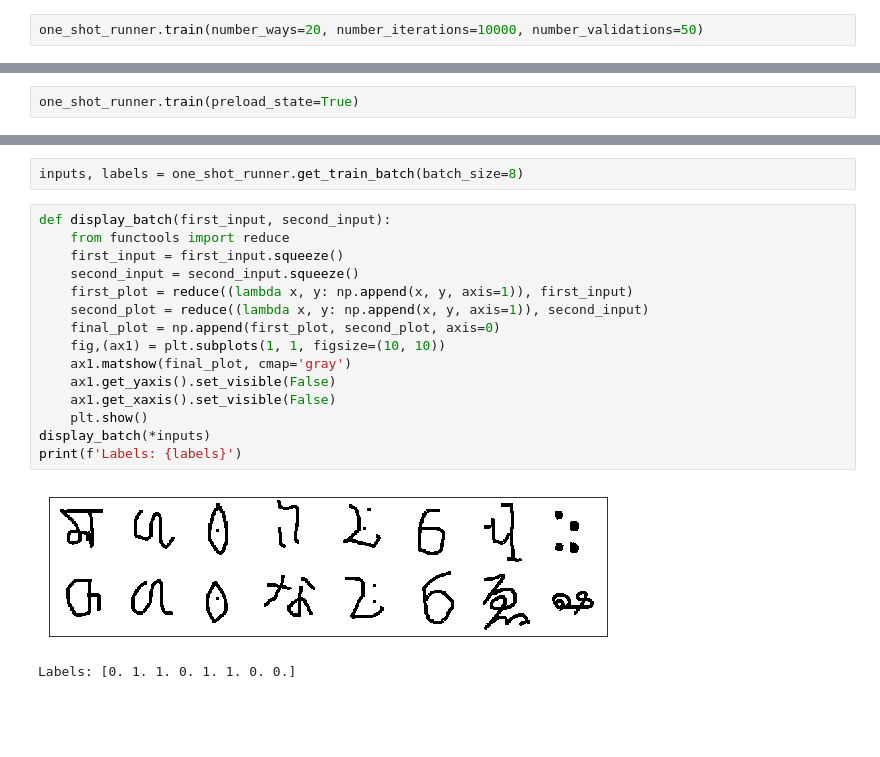
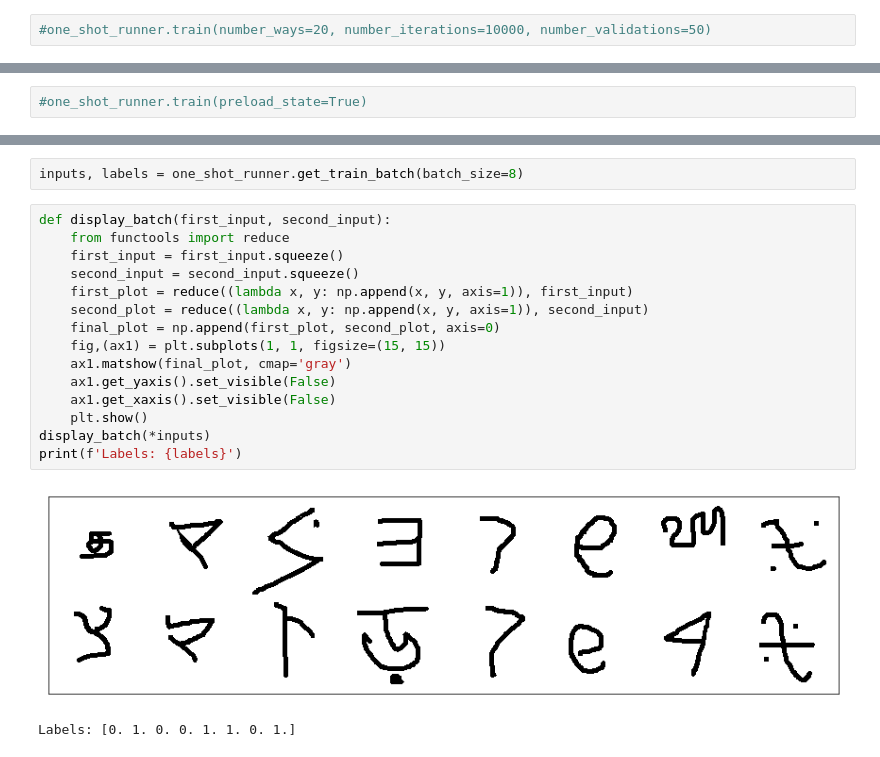
Before and after one commit to boodland/One-Shot-Learning, a Jupyter notebook: experiment.ipynb, the cells around one changed output, grey strips where cells are left out. Cells and saved outputs as stored; diff of their text form; blank space fills up the shorter version.

```diff
--- a/experiment.ipynb
+++ b/experiment.ipynb
@@ -382,7 +382,7 @@ Train, as the suggests, train the model using the data set for a series of itera
 
 All those parameters are configurable in the method signature, the default configuration is for experiments on one shot 20-way tasks with epochs of 10000 iterations each and 50 validation on the validation data set type for each evaluation.
 # %%
-one_shot_runner.train(number_ways=20, number_iterations=10000, number_validations=50)
+#one_shot_runner.train(number_ways=20, number_iterations=10000, number_validations=50)
 # %% [markdown]
 The runner reports/save the following parameters during the training process:
 
@@ -394,7 +394,7 @@ All the parameters are stored at the ./model folder within the training_data.pic
 
 This allow us to start the experiment in an specific state, we just need to enable the corresponding flag parameter in the train method, which is disabled by default.
 # %%
-one_shot_runner.train(preload_state=True)
+#one_shot_runner.train(preload_state=True)
 # %% [markdown]
 Preloading model weights
 Preloading training data
@@ -416,18 +415,18 @@ inputs, labels = one_shot_runner.get_train_batch(batch_size=8)
 # %%
 def display_batch(first_input, second_input):
     from functools import reduce
     first_input = first_input.squeeze()
     second_input = second_input.squeeze()
     first_plot = reduce((lambda x, y: np.append(x, y, axis=1)), first_input)
     second_plot = reduce((lambda x, y: np.append(x, y, axis=1)), second_input)
     final_plot = np.append(first_plot, second_plot, axis=0)
-    fig,(ax1) = plt.subplots(1, 1, figsize=(10, 10))
+    fig,(ax1) = plt.subplots(1, 1, figsize=(15, 15))
     ax1.matshow(final_plot, cmap='gray')
     ax1.get_yaxis().set_visible(False)
     ax1.get_xaxis().set_visible(False)
     plt.show()
 display_batch(*inputs)
 print(f'Labels: {labels}')
 # %% [output]
-[figure, old version]
+[figure, new version]
-Labels: [0. 1. 1. 0. 1. 1. 0. 0.]
+Labels: [0. 1. 0. 0. 1. 1. 0. 1.]
```
Also changed, not shown: parts of 13 cells of this notebook.
